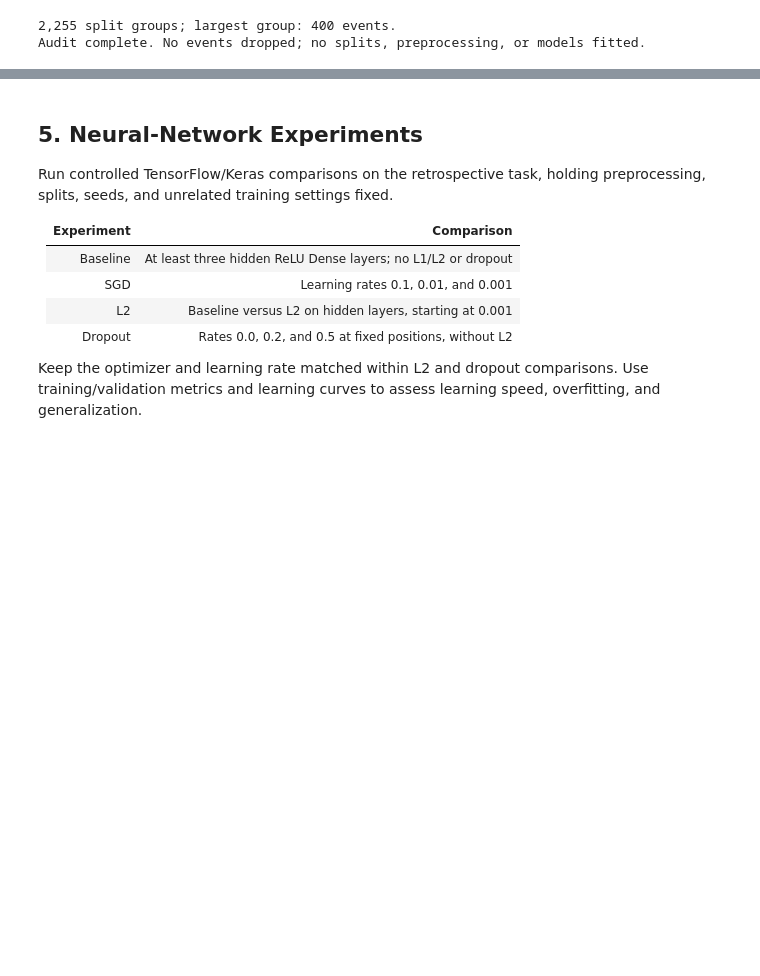
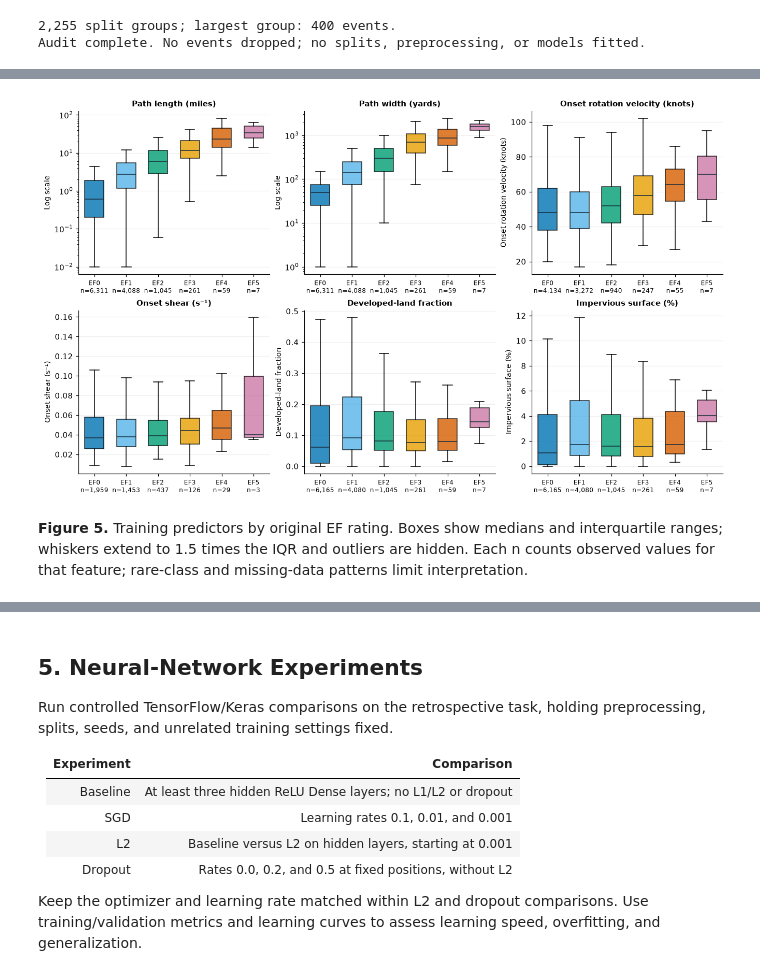
Before and after one commit to jakeryderv/tornado-severity-analysis, a Jupyter notebook: notebook.ipynb, the cells around one changed output, grey strips where cells are left out. Cells and saved outputs as stored; diff of their text form; code cells hidden in the pictures; blank space fills up the shorter version.

```diff
--- a/notebook.ipynb
+++ b/notebook.ipynb
@@ -526,0 +648,37 @@ final model once. Use the same eligible events and target definition across task
+# %%
+relationship_features = [
+    ('post_path_length_miles', 'Path length (miles)', True),
+    ('post_path_width_yards', 'Path width (yards)', True),
+    ('radar_max_rotation_velocity_knots', 'Onset rotation velocity (knots)', False),
+    ('radar_max_shear_per_s', 'Onset shear (s⁻¹)', False),
+    ('post_land_developed_fraction', 'Developed-land fraction', False),
+    ('post_impervious_mean_percent', 'Impervious surface (%)', False),
+]
+fig, axes = plt.subplots(2, 3, figsize=(12, 7), layout='constrained')
+for ax, (feature, label, log_axis) in zip(axes.flat, relationship_features):
+    values = [train.loc[train[TARGET].eq(ef), feature].dropna().to_numpy(dtype=float)
+              for ef in range(6)]
+    boxes = ax.boxplot(values, tick_labels=[f'EF{ef}\nn={len(v):,}' for ef, v in enumerate(values)],
+                       patch_artist=True, showfliers=False, widths=0.6)
+    for ef, box in enumerate(boxes['boxes']):
+        box.set_facecolor(EF_COLORS[f'EF{ef}'])
+        box.set_alpha(0.8)
+    for median in boxes['medians']:
+        median.set_color('#172B3A')
+    if log_axis:
+        ax.set_yscale('log')
+    ax.set_title(label, fontsize=10)
+    ax.set_ylabel('Log scale' if log_axis else label, fontsize=9)
+    ax.tick_params(axis='x', labelsize=8)
+    ax.grid(axis='y', alpha=0.2)
+save_figure(fig, 'fig_05_training_relationships')
+plt.show()
+display(Markdown(
+    '**Figure 5.** Training predictors by original EF rating. Boxes show medians and interquartile '
+    'ranges; whiskers extend to 1.5 times the IQR and outliers are hidden. Each n counts observed '
+    'values for that feature; rare-class and missing-data patterns limit interpretation.'
+))
+plt.close(fig)
+# %% [output]
+[figure, added]
+**Figure 5.** Training predictors by original EF rating. Boxes show medians and interquartile ranges; whiskers extend to 1.5 times the IQR and outliers are hidden. Each n counts observed values for that feature; rare-class and missing-data patterns limit interpretation.
```
Also changed, not shown: parts of 19 cells of this notebook, 27 other files.
